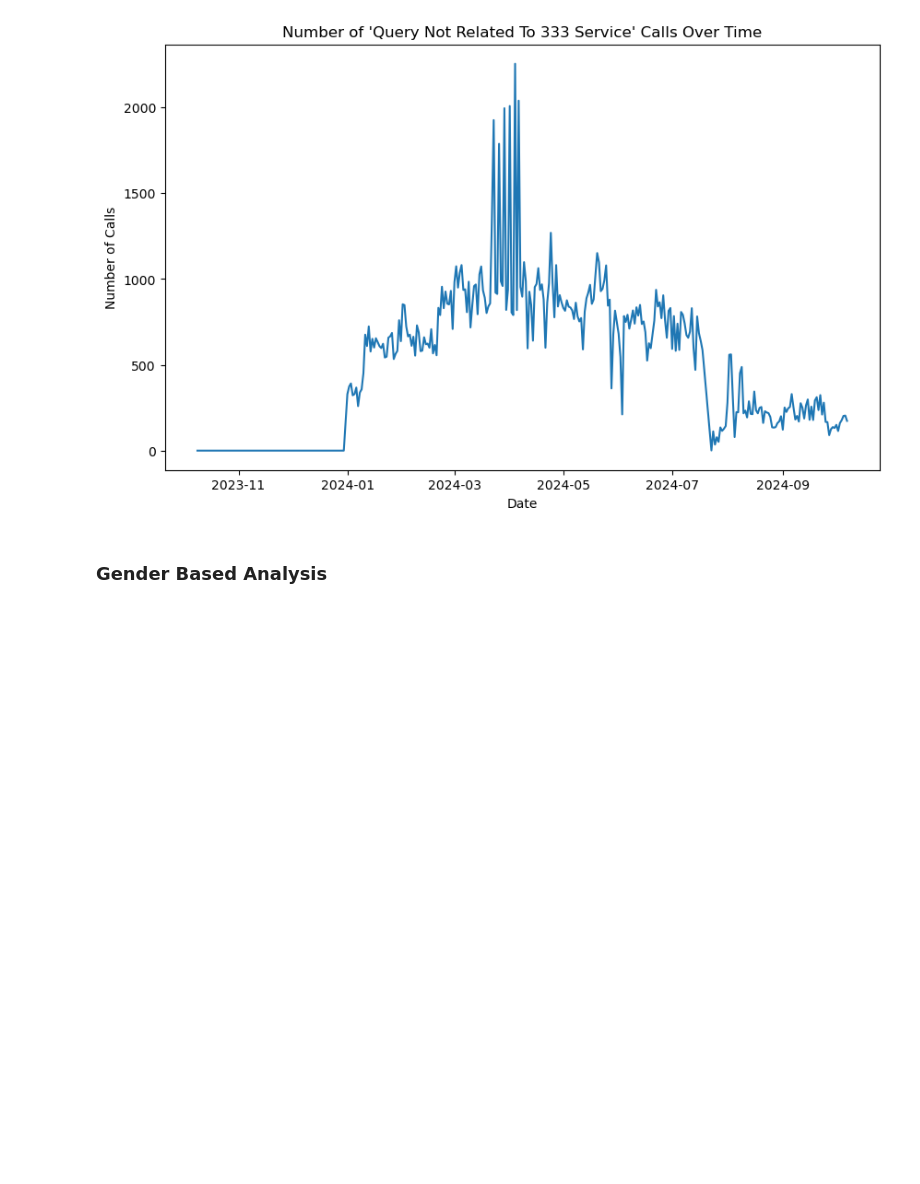
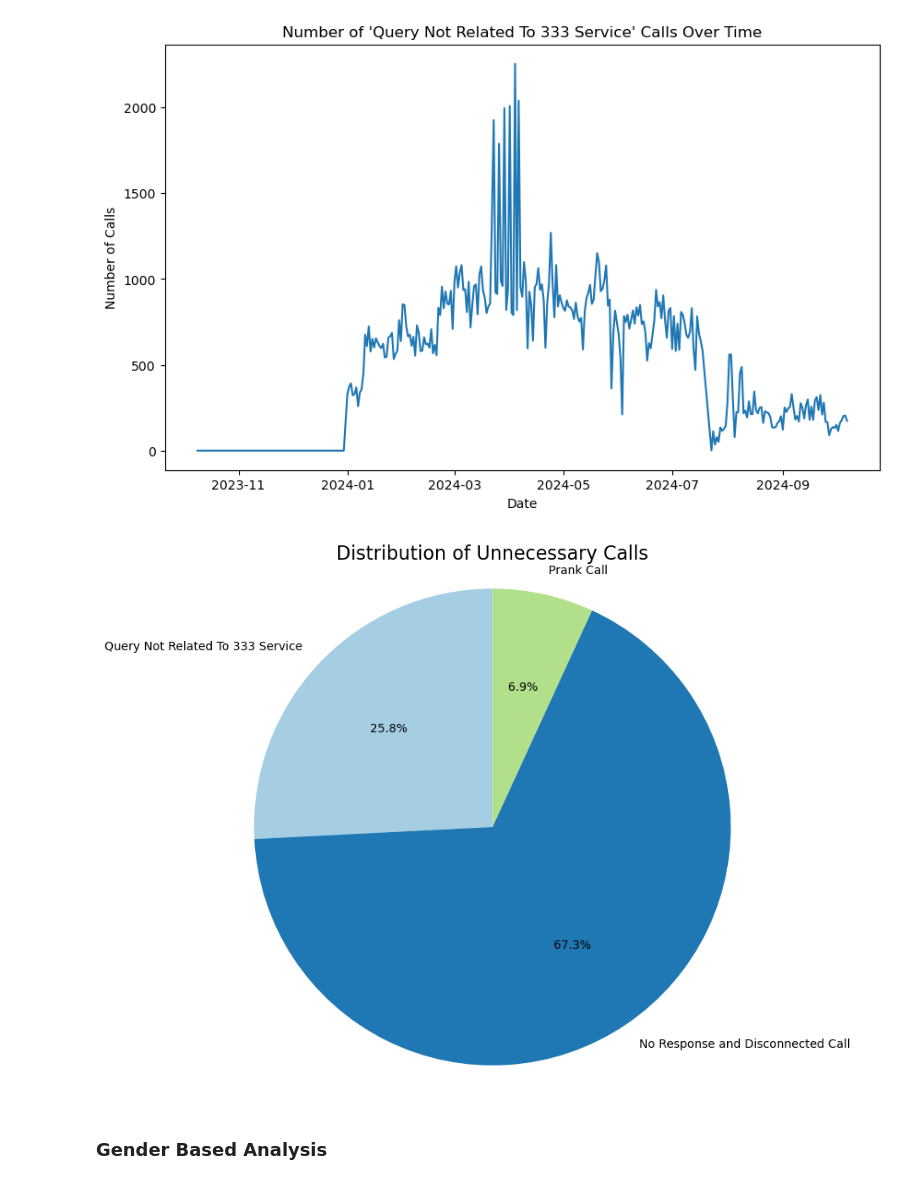
Before and after one commit to iamaber/333-data-analysis, a Jupyter notebook: main.ipynb, the cells around one changed output. Drawn from its saved outputs; the diff is of its cells as text; code cells hidden in the pictures; blank space fills up the shorter version.

Commit message:
Analysis of Distribution

```diff
--- a/main.ipynb
+++ b/main.ipynb
@@ -169,10 +166,6 @@ print(query_not_related_count)
 # %%
-# Convert 'created_at' to datetime
-data['created_at'] = pd.to_datetime(data['answered_at'])
-
 # Percentage of "Query Not Related To 333 Service"
 total_queries = data.shape[0]
-query_not_related_count = data[data['pcqc'] == "Query Not Related To 333 Service"].shape[0]
 percentage_not_related = (query_not_related_count / total_queries) * 100
 print(f"Percentage of 'Query Not Related To 333 Service': {percentage_not_related:.2f}%")
 # %% [output]
@@ -196,6 +189,23 @@ plt.ylabel("Number of Calls")
 plt.show()
 # %% [output]
 [figure]
+# %%
+# Count the number of each type of unnecessary call
+counts = data['pcqc'].value_counts().reindex(
+    ["Query Not Related To 333 Service", "No Response and Disconnected Call", "Prank Call"],
+    fill_value=0
+)
+
+# Create a pie chart
+plt.figure(figsize=(8, 8))
+plt.pie(counts, labels=counts.index, autopct='%1.1f%%', startangle=90, colors=plt.cm.Paired.colors)
+plt.title('Distribution of Unnecessary Calls', fontsize=16)
+plt.axis('equal')  # Equal aspect ratio ensures that pie is drawn as a circle.
+
+# Show the plot
+plt.show()
+# %% [output]
+[figure, added]
 # %% [markdown]
 ### Gender Based Analysis
 # %%
```
Also changed, not shown: parts of 6 cells of this notebook.
